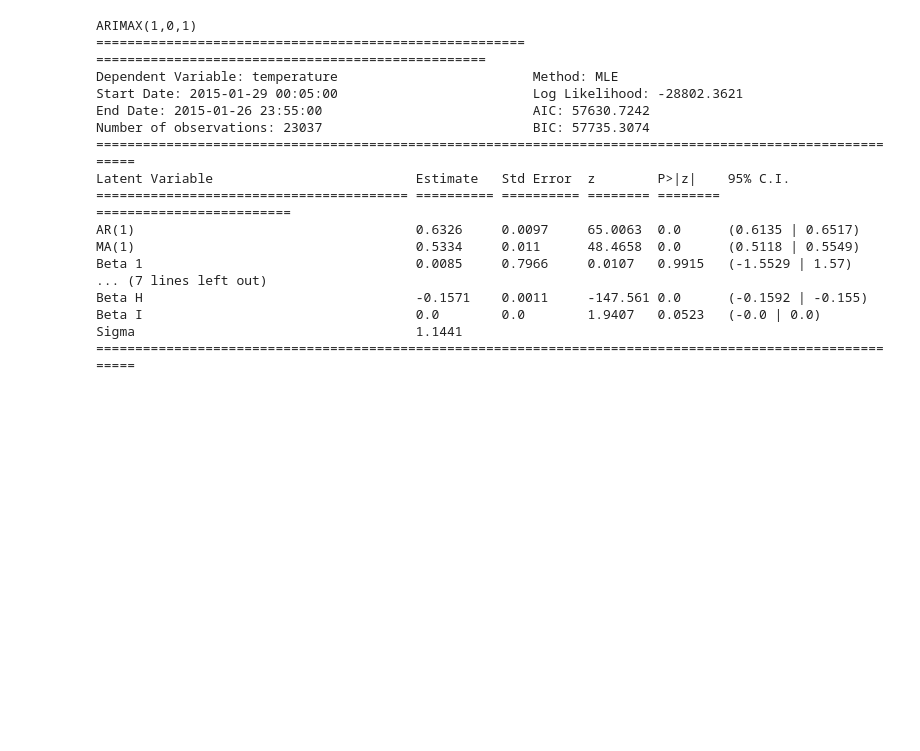
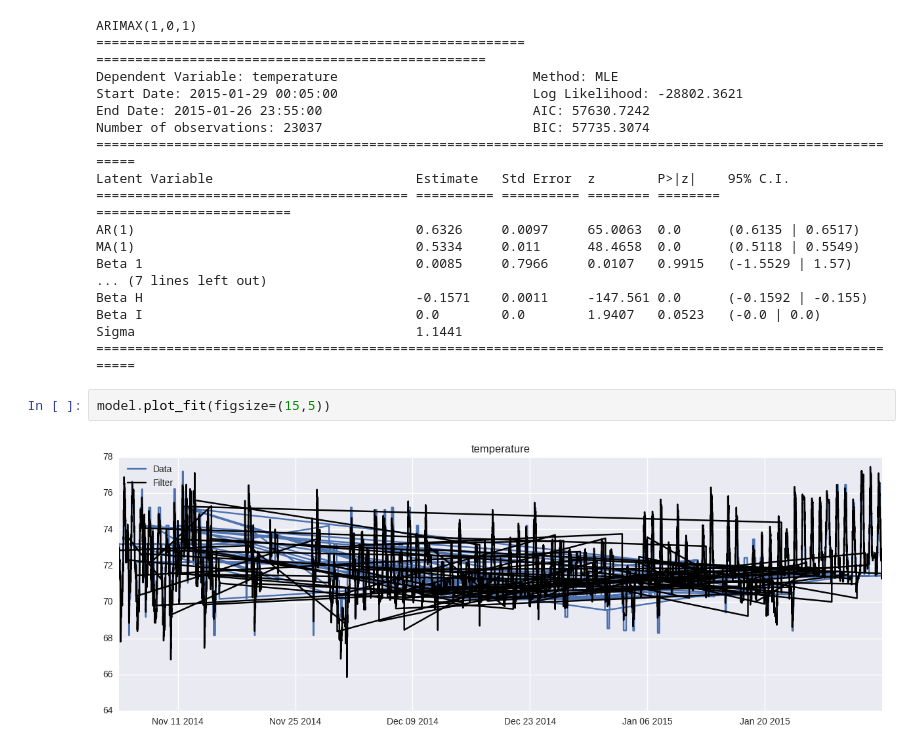
Before and after one commit to fedep3/sdl, a Jupyter notebook: ARIMAX.ipynb, the cells around one changed output. Cells and saved outputs as stored; diff of their text form; blank space fills up the shorter version.

```diff
--- a/ARIMAX.ipynb
+++ b/ARIMAX.ipynb
@@ -45,3 +45,7 @@ Beta H                                   -0.1571    0.0011     -147.561 0.0
 Beta I                                   0.0        0.0        1.9407   0.0523   (-0.0 | 0.0)
 Sigma                                    1.1441
 ==========================================================================================================
+# %%
+model.plot_fit(figsize=(15,5))
+# %% [output]
+[figure, added]
```
Also changed, not shown: parts of 1 cell of this notebook, 10 other files.
